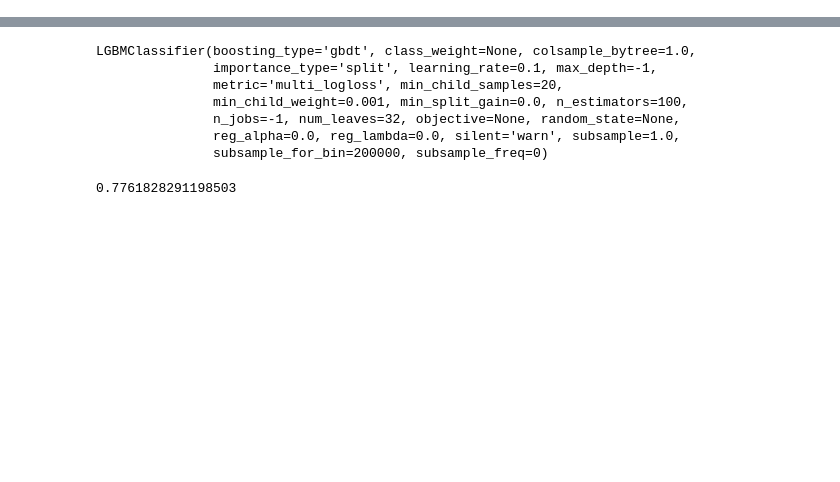
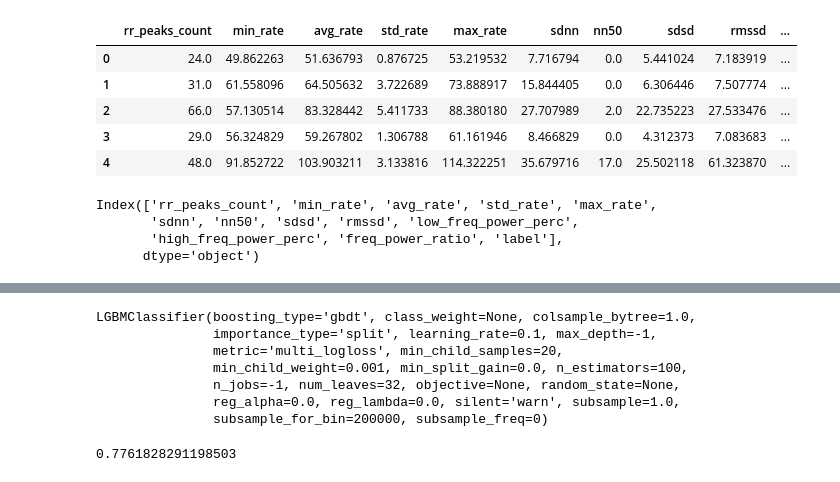
Before and after one commit to caio-freitas/wb-ki-medizin, a Jupyter notebook: notebooks/Model Testing.ipynb, the cells around one changed output, grey strips where cells are left out. Drawn from its saved outputs; the diff is of its cells as text; code cells hidden in the pictures; blank space fills up the shorter version.

```diff
--- a/notebooks/Model Testing.ipynb
+++ b/notebooks/Model Testing.ipynb
@@ -4,7 +4,21 @@ import pandas as pd
 # %%
 df = pd.read_csv("../features.csv")
 df.head()
-df = df[df["label"] != "~"]
+#df = df[df["label"] != "~"]
+# %% [output]
+|  | rr_peaks_count | min_rate | avg_rate | std_rate | max_rate | sdnn | nn50 | sdsd | rmssd | ... |
+| 0 | 24.0 | 49.862263 | 51.636793 | 0.876725 | 53.219532 | 7.716794 | 0.0 | 5.441024 | 7.183919 | ... |
+| 1 | 31.0 | 61.558096 | 64.505632 | 3.722689 | 73.888917 | 15.844405 | 0.0 | 6.306446 | 7.507774 | ... |
+| 2 | 66.0 | 57.130514 | 83.328442 | 5.411733 | 88.380180 | 27.707989 | 2.0 | 22.735223 | 27.533476 | ... |
+| 3 | 29.0 | 56.324829 | 59.267802 | 1.306788 | 61.161946 | 8.466829 | 0.0 | 4.312373 | 7.083683 | ... |
+| 4 | 48.0 | 91.852722 | 103.903211 | 3.133816 | 114.322251 | 35.679716 | 17.0 | 25.502118 | 61.323870 | ... |
+# %%
+df.columns
+# %% [output]
+Index(['rr_peaks_count', 'min_rate', 'avg_rate', 'std_rate', 'max_rate',
+       'sdnn', 'nn50', 'sdsd', 'rmssd', 'low_freq_power_perc',
+       'high_freq_power_perc', 'freq_power_ratio', 'label'],
+      dtype='object')
 # %%
 df.label.hist()
 # %% [output]
```
Also changed, not shown: parts of 4 cells of this notebook, 4 other files.
